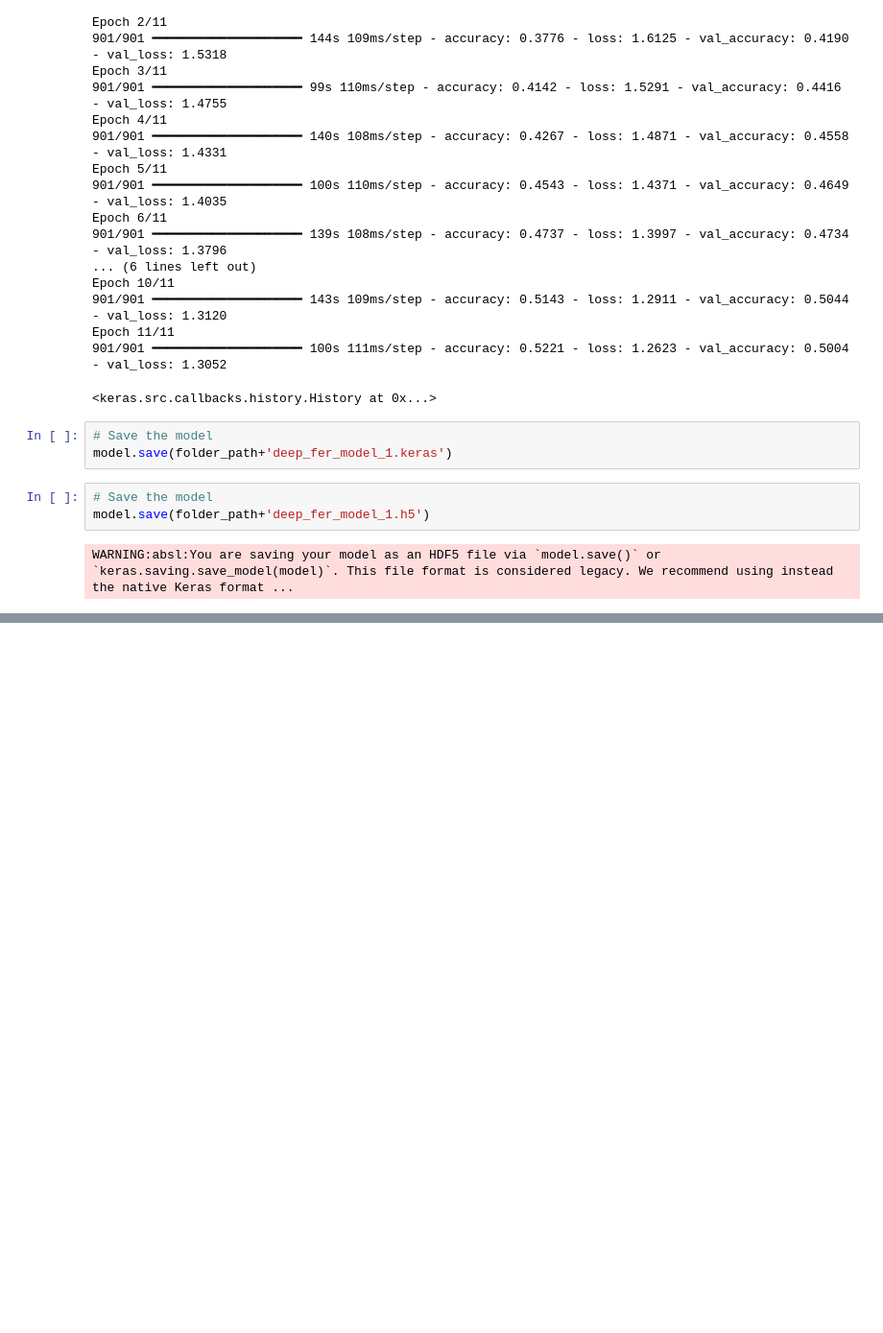
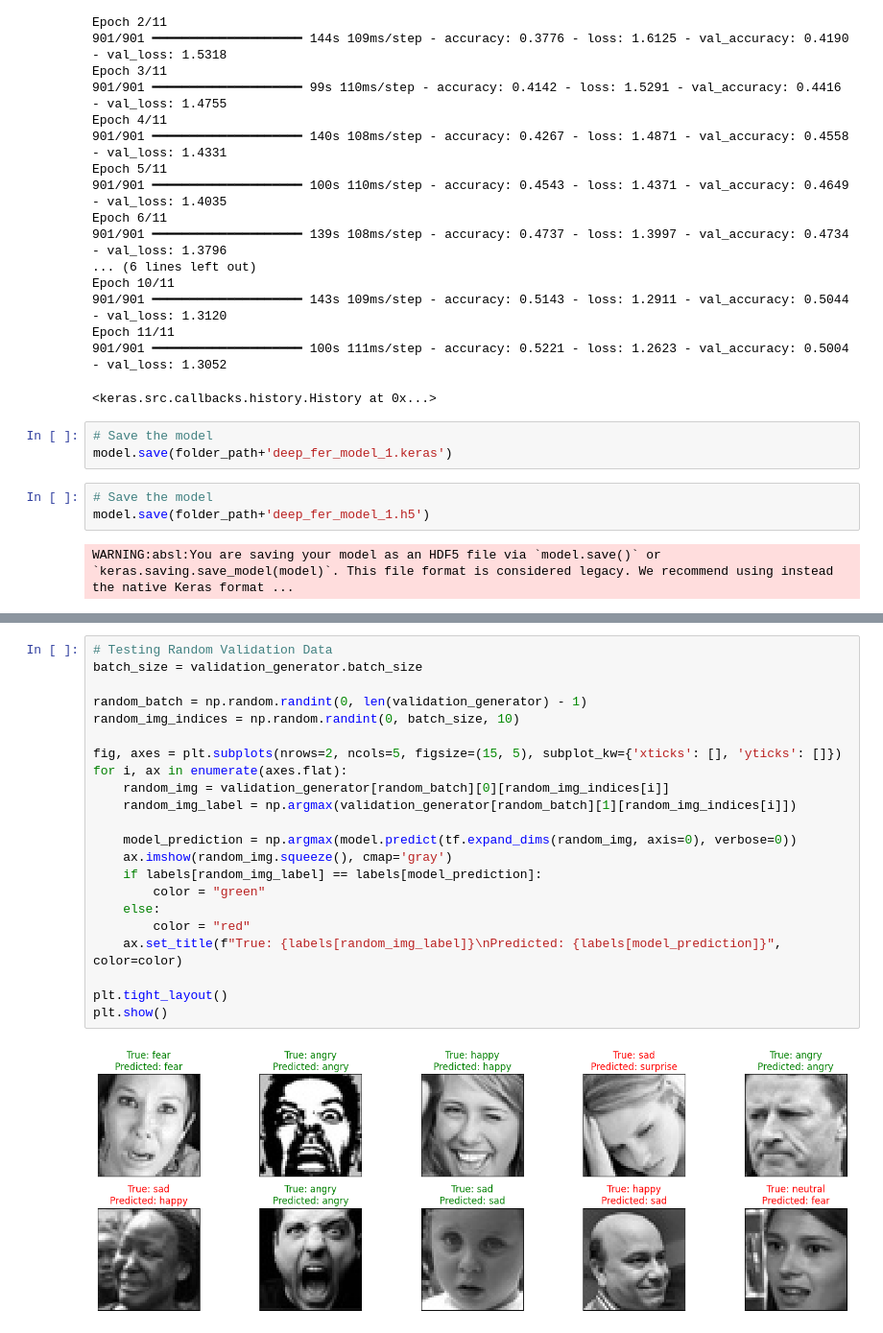
Before and after one commit to Rajesh1505/Capstone_Project_Deep_Learning_for_Computer_Vision, a Jupyter notebook: Capstone_Project_Deep_Learning_for_Computer_Vision.ipynb, the cells around one changed output, grey strips where cells are left out. Shown at 96% size. Saved outputs shown, nothing was run; the diff lists cells and outputs as text; blank space fills up the shorter version.

```diff
--- a/Capstone_Project_Deep_Learning_for_Computer_Vision.ipynb
+++ b/Capstone_Project_Deep_Learning_for_Computer_Vision.ipynb
@@ -341,0 +538,24 @@ WARNING:absl:You are saving your model as an HDF5 file via `model.save()` or `ke
+# %%
+# Testing Random Validation Data
+batch_size = validation_generator.batch_size
+
+random_batch = np.random.randint(0, len(validation_generator) - 1)
+random_img_indices = np.random.randint(0, batch_size, 10)
+
+fig, axes = plt.subplots(nrows=2, ncols=5, figsize=(15, 5), subplot_kw={'xticks': [], 'yticks': []})
+for i, ax in enumerate(axes.flat):
+    random_img = validation_generator[random_batch][0][random_img_indices[i]]
+    random_img_label = np.argmax(validation_generator[random_batch][1][random_img_indices[i]])
+
+    model_prediction = np.argmax(model.predict(tf.expand_dims(random_img, axis=0), verbose=0))
+    ax.imshow(random_img.squeeze(), cmap='gray')
+    if labels[random_img_label] == labels[model_prediction]:
+        color = "green"
+    else:
+        color = "red"
+    ax.set_title(f"True: {labels[random_img_label]}\nPredicted: {labels[model_prediction]}", color=color)
+
+plt.tight_layout()
+plt.show()
+# %% [output]
+[figure, added]
```
Also changed, not shown: parts of 14 cells of this notebook.
